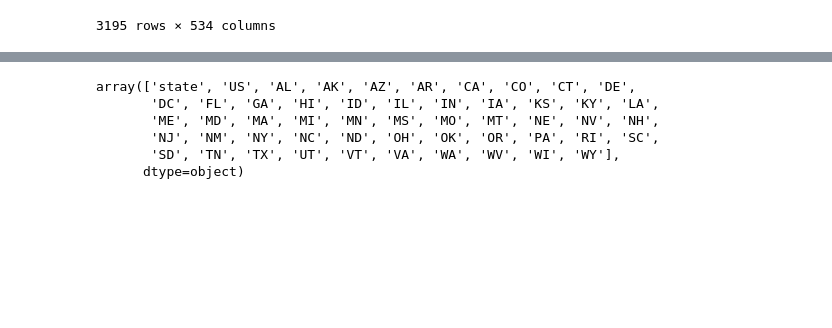
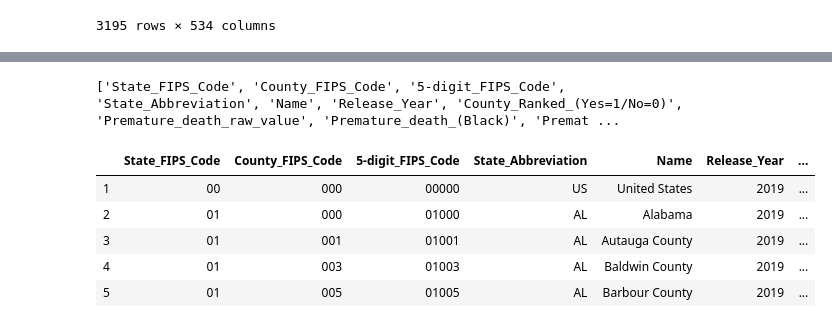
Before and after one commit to nielsbclausen/Mod_4_Project, a Jupyter notebook: Niels_nb.ipynb, the cells around one changed output, grey strips where cells are left out. Saved outputs shown, nothing was run; the diff lists cells and outputs as text; code cells hidden in the pictures; blank space fills up the shorter version.

```diff
--- a/Niels_nb.ipynb
+++ b/Niels_nb.ipynb
@@ -59,9 +92,0 @@ class sklearn.model_selection.KFold(n_splits=5, shuffle=False, random_state=None
-# %%
-df['State Abbreviation'].unique()
-# %% [output]
-array(['state', 'US', 'AL', 'AK', 'AZ', 'AR', 'CA', 'CO', 'CT', 'DE',
-       'DC', 'FL', 'GA', 'HI', 'ID', 'IL', 'IN', 'IA', 'KS', 'KY', 'LA',
-       'ME', 'MD', 'MA', 'MI', 'MN', 'MS', 'MO', 'MT', 'NE', 'NV', 'NH',
-       'NJ', 'NM', 'NY', 'NC', 'ND', 'OH', 'OK', 'OR', 'PA', 'RI', 'SC',
-       'SD', 'TN', 'TX', 'UT', 'VT', 'VA', 'WA', 'WV', 'WI', 'WY'],
-      dtype=object)
@@ -67,0 +97,22 @@ array(['state', 'US', 'AL', 'AK', 'AZ', 'AR', 'CA', 'CO', 'CT', 'DE',
+# %%
+#renaming columns by placing an underscore between words to make it more usable
+columns_name = df.columns
+new_column_names = []
+for column_name in columns_name:
+    new_column_names.append(column_name.replace(" ", "_"))
+print(new_column_names[:10])
+df.columns = new_column_names
+# %% [output]
+['State_FIPS_Code', 'County_FIPS_Code', '5-digit_FIPS_Code', 'State_Abbreviation', 'Name', 'Release_Year', 'County_Ranked_(Yes=1/No=0)', 'Premature_death_raw_value', 'Premature_death_(Black)', 'Premat ...
+# %%
+df1=df[['State_FIPS_Code','County_FIPS_Code','5-digit_FIPS_Code','State_Abbreviation','Name','Release_Year','County_Ranked_(Yes=1/No=0)']]
+df2 = df.iloc[:,7:].astype(float)
+dfclean = df1.merge(df2, left_index=True,right_index=True)
+dfclean.head()
+# %% [output]
+|  | State_FIPS_Code | County_FIPS_Code | 5-digit_FIPS_Code | State_Abbreviation | Name | Release_Year | ... |
+| 1 | 00 | 000 | 00000 | US | United States | 2019 | ... |
+| 2 | 01 | 000 | 01000 | AL | Alabama | 2019 | ... |
+| 3 | 01 | 001 | 01001 | AL | Autauga County | 2019 | ... |
+| 4 | 01 | 003 | 01003 | AL | Baldwin County | 2019 | ... |
+| 5 | 01 | 005 | 01005 | AL | Barbour County | 2019 | ... |
```
Also changed, not shown: parts of 22 cells of this notebook.
